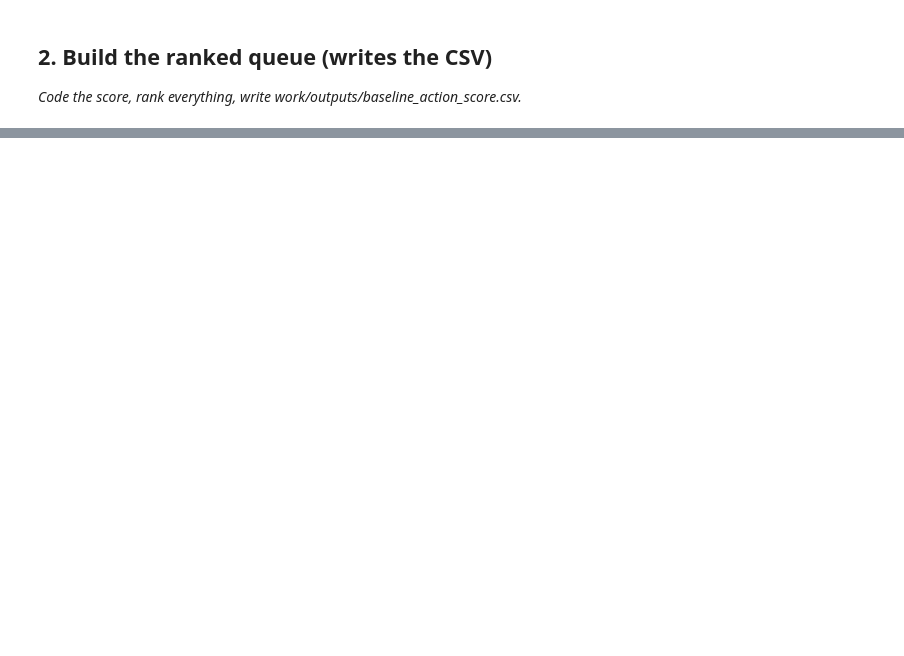
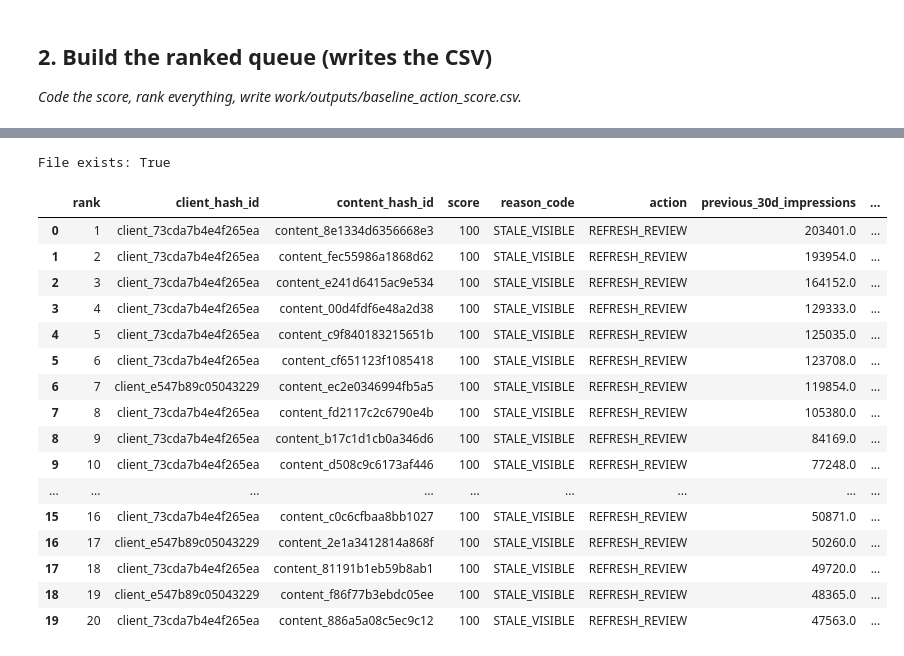
Before and after one commit to srivastava071/flyrank-ml-internship, a Jupyter notebook: work/notebooks/w04_baseline_score.ipynb, the cells around one changed output, grey strips where cells are left out. Saved outputs shown, nothing was run; the diff lists cells and outputs as text; code cells hidden in the pictures; blank space fills up the shorter version.

Commit message:
Add ML-07 Baseline Action Score

```diff
--- a/work/notebooks/w04_baseline_score.ipynb
+++ b/work/notebooks/w04_baseline_score.ipynb
@@ -1,3 +39,10 @@
+# %%
+REL = "hf://datasets/FlyRank/internship-warehouse"
+
+TABLES = {
+    "fact_daily": f"read_parquet('{REL}/fact_content_daily_performance/**/*.parquet')",
+    "dim_content": f"read_parquet('{REL}/dim_content.parquet')",
+}
 # %% [markdown]
 # ML-07 — Baseline Action Score and Top-20 Review
 
@@ -15,0 +70,22 @@ This skeleton is yours to fill. Work the sections **in order** — each one has
+# %%
+# Define the reason codes and actions used by the baseline rule
+
+reason_codes = {
+    "STALE_VISIBLE": "Older content with meaningful search visibility",
+    "VISIBLE_OPPORTUNITY": "Meaningful visibility with a potentially useful search position",
+    "REVIEW": "Measurable signals suggest the page may be worth human review"
+}
+
+actions = {
+    "STALE_VISIBLE": "REFRESH_REVIEW",
+    "VISIBLE_OPPORTUNITY": "OPPORTUNITY_REVIEW",
+    "REVIEW": "GENERAL_REVIEW"
+}
+
+print("Reason codes:")
+for code, meaning in reason_codes.items():
+    print(f"{code}: {meaning}")
+
+print("\nActions:")
+for code, action in actions.items():
+    print(f"{code}: {action}")
@@ -15,0 +102,6 @@ This skeleton is yours to fill. Work the sections **in order** — each one has
+# %%
+TABLES["fact_query_90d"] = (
+    f"read_parquet('{REL}/fact_content_query_90d.parquet')"
+)
+
+print(TABLES.keys())
@@ -36,0 +320,26 @@ This skeleton is yours to fill. Work the sections **in order** — each one has
+# %%
+import os
+
+print("File exists:", os.path.exists("work/outputs/baseline_action_score.csv"))
+# %% [output]
+File exists: True
+# %%
+baseline_queue.head(20)
+# %% [output]
+|  | rank | client_hash_id | content_hash_id | score | reason_code | action | previous_30d_impressions | ... |
+| 0 | 1 | client_73cda7b4e4f265ea | content_8e1334d6356668e3 | 100 | STALE_VISIBLE | REFRESH_REVIEW | 203401.0 | ... |
+| 1 | 2 | client_73cda7b4e4f265ea | content_fec55986a1868d62 | 100 | STALE_VISIBLE | REFRESH_REVIEW | 193954.0 | ... |
+| 2 | 3 | client_73cda7b4e4f265ea | content_e241d6415ac9e534 | 100 | STALE_VISIBLE | REFRESH_REVIEW | 164152.0 | ... |
+| 3 | 4 | client_73cda7b4e4f265ea | content_00d4fdf6e48a2d38 | 100 | STALE_VISIBLE | REFRESH_REVIEW | 129333.0 | ... |
+| 4 | 5 | client_73cda7b4e4f265ea | content_c9f840183215651b | 100 | STALE_VISIBLE | REFRESH_REVIEW | 125035.0 | ... |
+| 5 | 6 | client_73cda7b4e4f265ea | content_cf651123f1085418 | 100 | STALE_VISIBLE | REFRESH_REVIEW | 123708.0 | ... |
+| 6 | 7 | client_e547b89c05043229 | content_ec2e0346994fb5a5 | 100 | STALE_VISIBLE | REFRESH_REVIEW | 119854.0 | ... |
+| 7 | 8 | client_73cda7b4e4f265ea | content_fd2117c2c6790e4b | 100 | STALE_VISIBLE | REFRESH_REVIEW | 105380.0 | ... |
+| 8 | 9 | client_73cda7b4e4f265ea | content_b17c1d1cb0a346d6 | 100 | STALE_VISIBLE | REFRESH_REVIEW | 84169.0 | ... |
+| 9 | 10 | client_73cda7b4e4f265ea | content_d508c9c6173af446 | 100 | STALE_VISIBLE | REFRESH_REVIEW | 77248.0 | ... |
+| ... | ... | ... | ... | ... | ... | ... | ... | ... |
+| 15 | 16 | client_73cda7b4e4f265ea | content_c0c6cfbaa8bb1027 | 100 | STALE_VISIBLE | REFRESH_REVIEW | 50871.0 | ... |
+| 16 | 17 | client_e547b89c05043229 | content_2e1a3412814a868f | 100 | STALE_VISIBLE | REFRESH_REVIEW | 50260.0 | ... |
+| 17 | 18 | client_73cda7b4e4f265ea | content_81191b1eb59b8ab1 | 100 | STALE_VISIBLE | REFRESH_REVIEW | 49720.0 | ... |
+| 18 | 19 | client_e547b89c05043229 | content_f86f77b3ebdc05ee | 100 | STALE_VISIBLE | REFRESH_REVIEW | 48365.0 | ... |
+| 19 | 20 | client_73cda7b4e4f265ea | content_886a5a08c5ec9c12 | 100 | STALE_VISIBLE | REFRESH_REVIEW | 47563.0 | ... |
```
Also changed, not shown: parts of 25 cells of this notebook.
